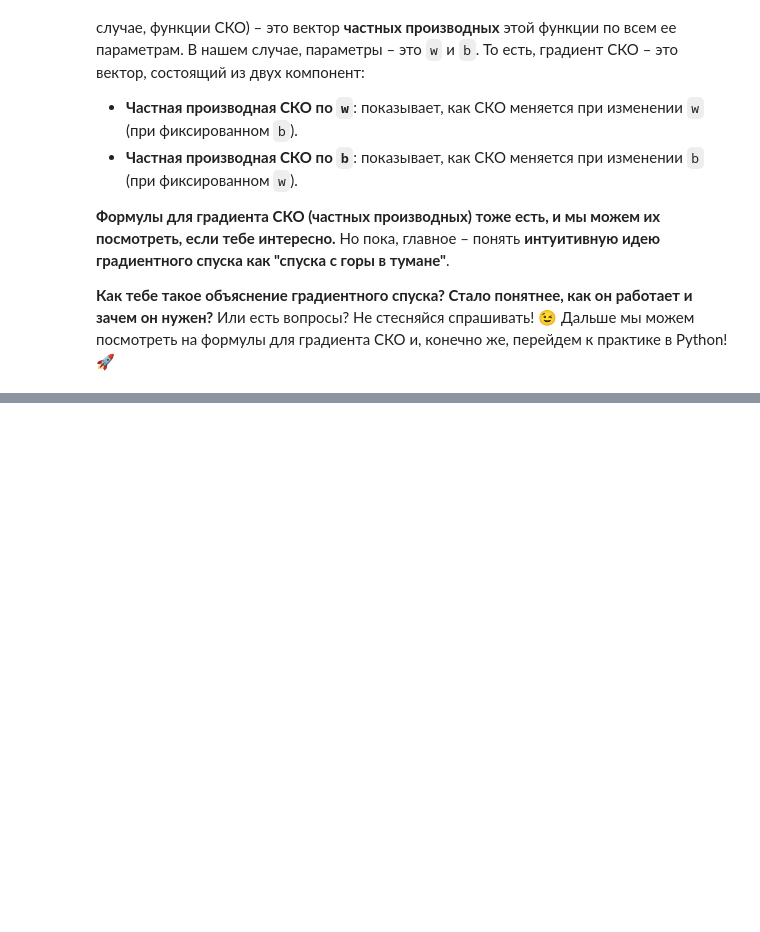
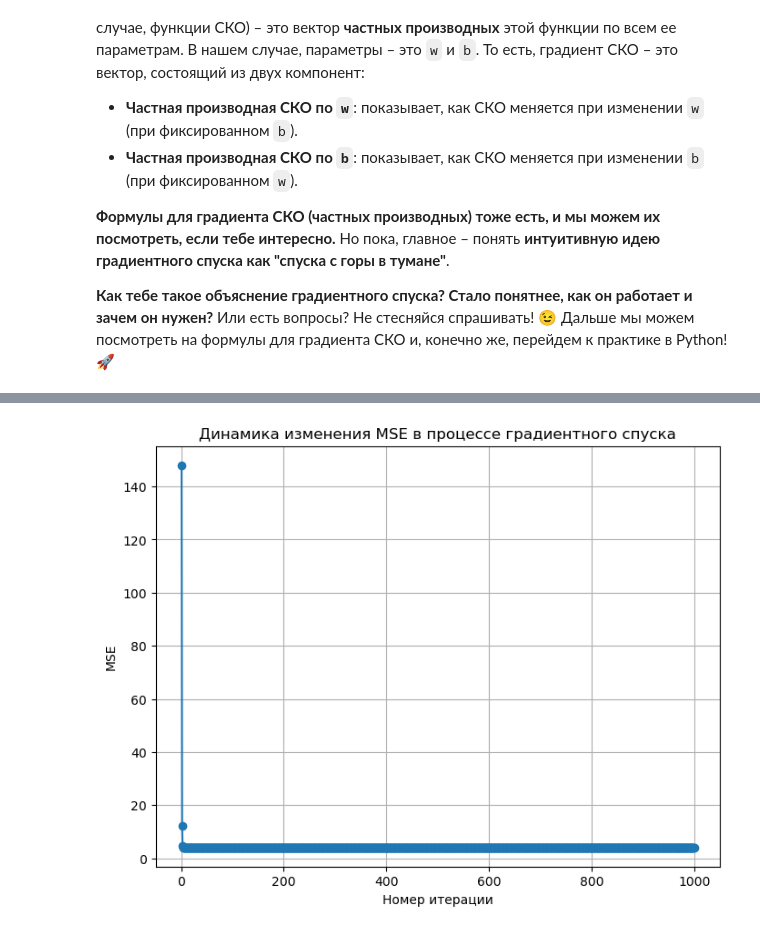
Before and after one commit to DinoZawrik/ML_BASE, a Jupyter notebook: ML/Linage_model.ipynb, the cells around one changed output, grey strips where cells are left out. Saved outputs shown, nothing was run; the diff lists cells and outputs as text; code cells hidden in the pictures; blank space fills up the shorter version.

```diff
--- a/ML/Linage_model.ipynb
+++ b/ML/Linage_model.ipynb
@@ -243,0 +324,30 @@ b_{new} = b_{old} - \alpha \frac{\partial MSE}{\partial b}
+# %%
+learning_rate = 0.01
+num_iterations = 1000
+
+current_w = 0
+current_b = 0
+
+mse_history, w_history, b_history = [], [], []
+
+for iteration in range(num_iterations):
+    y_predicted = current_w * x + current_b
+
+    mse = calculate_mse(y, y_predicted)
+    mse_history.append(mse)
+
+    gradient_w = calculate_gradient_w(x, y, y_predicted)
+    gradient_b = calculate_gradient_b(y, y_predicted)
+
+    current_w = current_w - learning_rate * gradient_w
+    current_b = current_b - learning_rate * gradient_b
+
+    w_history.append(current_w)
+    b_history.append(current_b)
+
+    if (iteration + 1) % 10 == 0:
+        print(f"Итерация {iteration + 1}/{num_iterations}: MSE = {mse:.2f}, w = {current_w:.2f}, b = {current_b:.2f}")
+
+print("\nОбучение завершено!")
+print(f"Финальные параметры: w = {current_w:.2f}, b = {current_b:.2f}")
+print(f"Финальное значение MSE: {mse:.2f}")
@@ -243,0 +396,11 @@ b_{new} = b_{old} - \alpha \frac{\partial MSE}{\partial b}
+# %%
+# --- Визуализация изменения MSE в процессе обучения ---
+plt.figure(figsize=(8, 6)) # Задаем размер графика
+plt.plot(range(1, num_iterations + 1), mse_history, marker='o', linestyle='-') # Строим график: x - номера итераций, y - mse_history
+plt.xlabel("Номер итерации")
+plt.ylabel("MSE")
+plt.title("Динамика изменения MSE в процессе градиентного спуска")
+plt.grid(True)
+plt.show()
+# %% [output]
+[figure, added]
```
Also changed, not shown: parts of 25 cells of this notebook, 2 other files.
